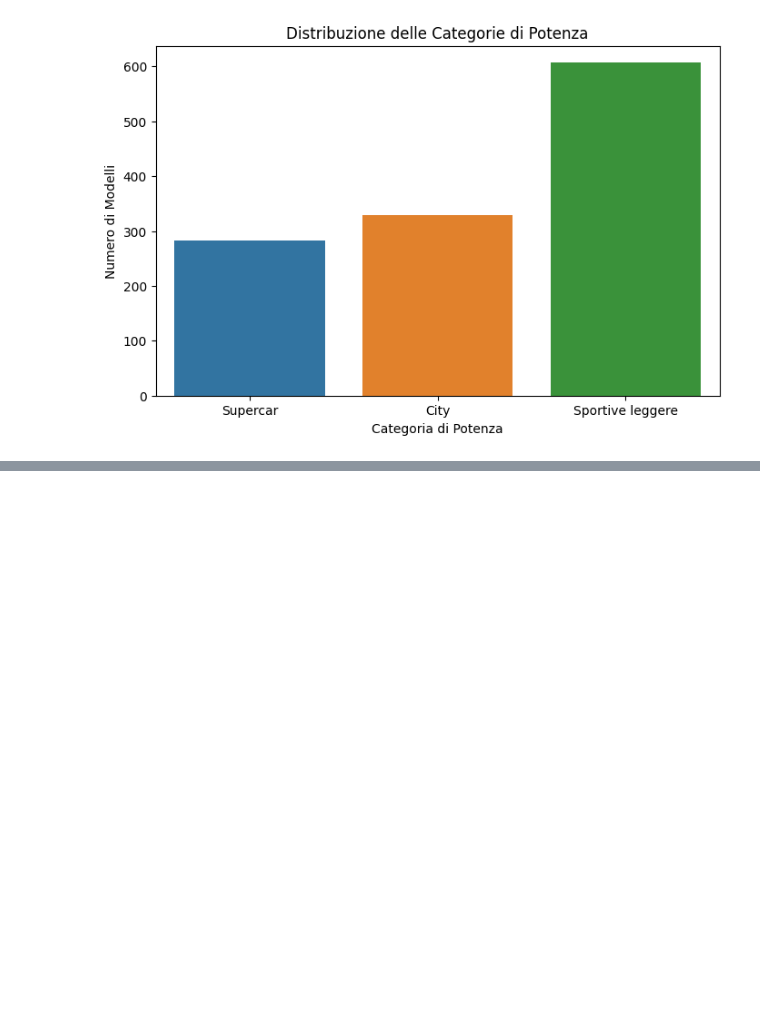
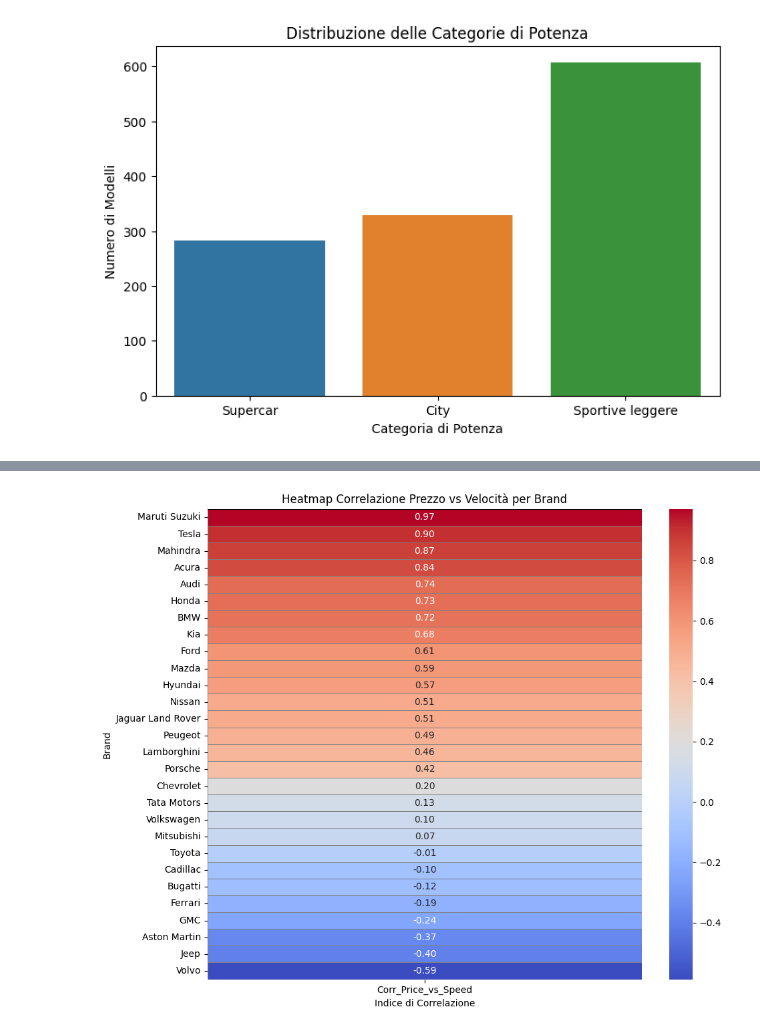
Before and after one commit to McNuggetsIT/D-Avanzo_DepositoCorso, a Jupyter notebook: Python Corso/11_28_Venerdi[Micheal]/analisicar.ipynb, the cells around one changed output, grey strips where cells are left out. Saved outputs shown, nothing was run; the diff lists cells and outputs as text; code cells hidden in the pictures; blank space fills up the shorter version.

```diff
--- a/Python Corso/11_28_Venerdi[Micheal]/analisicar.ipynb
+++ b/Python Corso/11_28_Venerdi[Micheal]/analisicar.ipynb
@@ -510,0 +522,29 @@ plt.show()
+# %%
+correlations = {}
+for brand in df['Company Names'].unique():
+    subset = df[df['Company Names'] == brand]
+    if subset['Cars Prices'].nunique() > 1 and subset['Total Speed'].nunique() > 1:
+        corr = subset['Cars Prices'].corr(subset['Total Speed'])
+        correlations[brand] = corr
+
+corr_df = pd.DataFrame.from_dict(correlations, orient='index', columns=['Corr_Price_vs_Speed'])
+corr_df = corr_df.sort_values('Corr_Price_vs_Speed', ascending=False)
+
+plt.figure(figsize=(10,8))
+sns.heatmap(
+    corr_df[['Corr_Price_vs_Speed']],
+    annot=True,
+    fmt=".2f",
+    cmap='coolwarm',
+    linewidths=0.5,
+    linecolor='gray'
+)
+
+plt.title('Heatmap Correlazione Prezzo vs Velocità per Brand')
+plt.ylabel('Brand')
+plt.xlabel('Indice di Correlazione')
+plt.axhline(y=0, color='black', linewidth=0.8)
+plt.tight_layout()
+plt.show()
+# %% [output]
+[figure, added]
```
Also changed, not shown: parts of 2 cells of this notebook, 4 other files.
